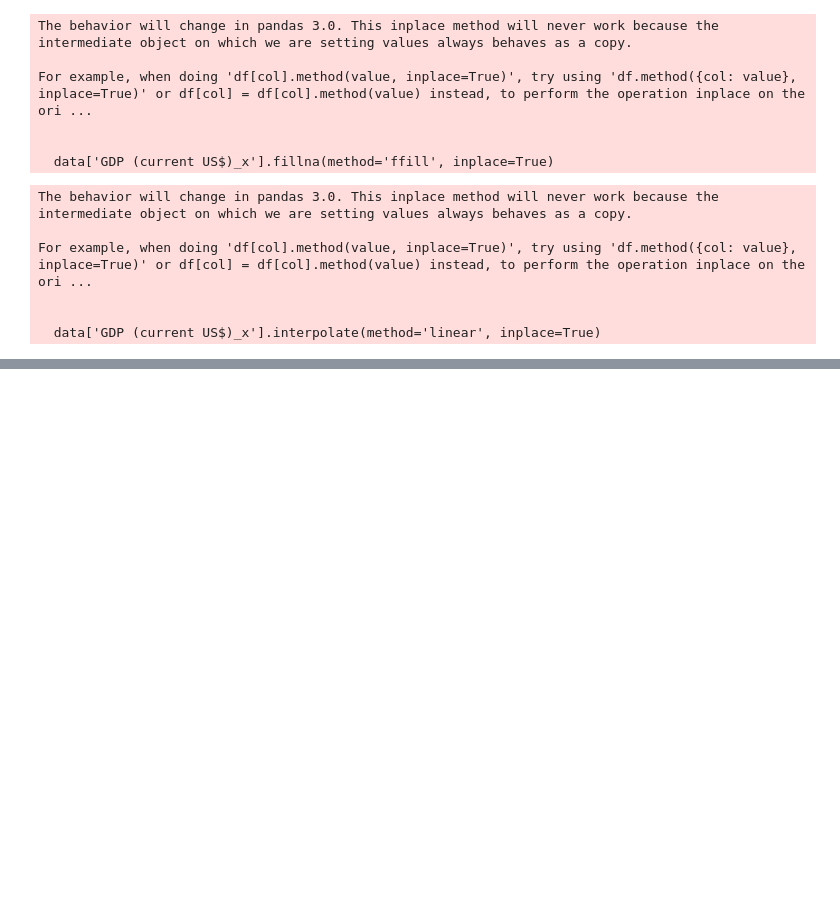
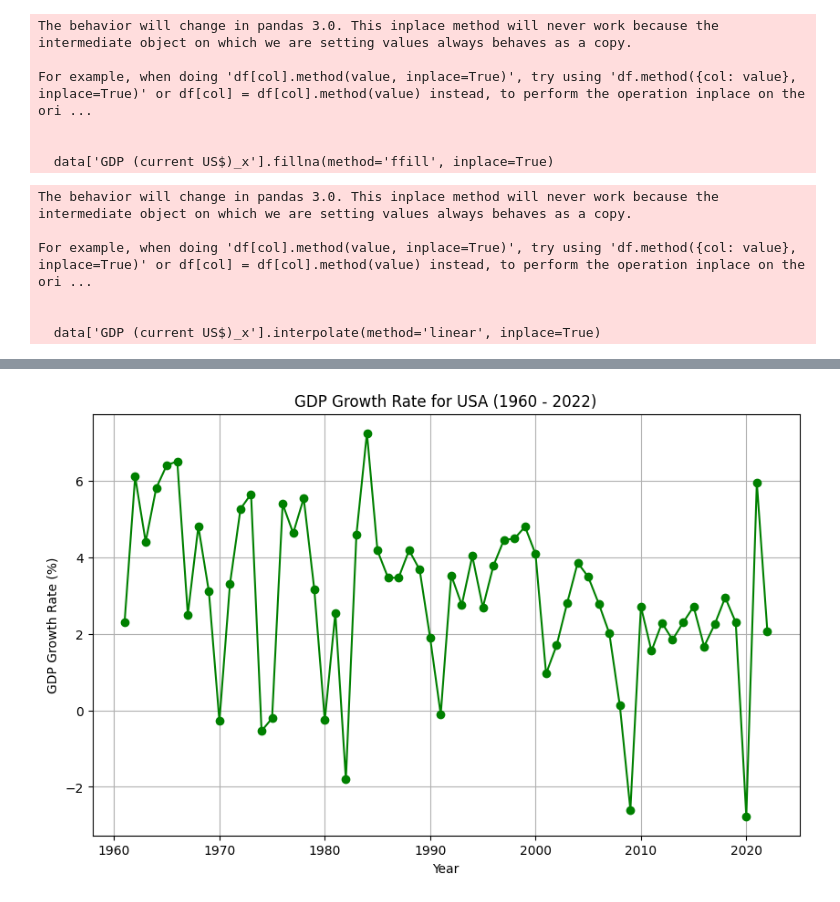
Before and after one commit to LuisAll12/World_Economic_Indicators_1960-2022, a Jupyter notebook: Python_Code.ipynb, the cells around one changed output, grey strips where cells are left out. Saved outputs shown, nothing was run; the diff lists cells and outputs as text; code cells hidden in the pictures; blank space fills up the shorter version.

```diff
--- a/Python_Code.ipynb
+++ b/Python_Code.ipynb
@@ -109,0 +136,11 @@ print(data.head())
+# %%
+# Plotting GDP growth rates over the years for a specific country
+plt.figure(figsize=(10, 6))
+plt.plot(data_country['Year'], data_country['GDP growth (annual %)_x'], marker='o', linestyle='-', color='green')
+plt.title(f'GDP Growth Rate for {country_code} (1960 - 2022)')
+plt.xlabel('Year')
+plt.ylabel('GDP Growth Rate (%)')
+plt.grid(True)
+plt.show()
+# %% [output]
+[figure, added]
```
Also changed, not shown: parts of 4 cells of this notebook.
